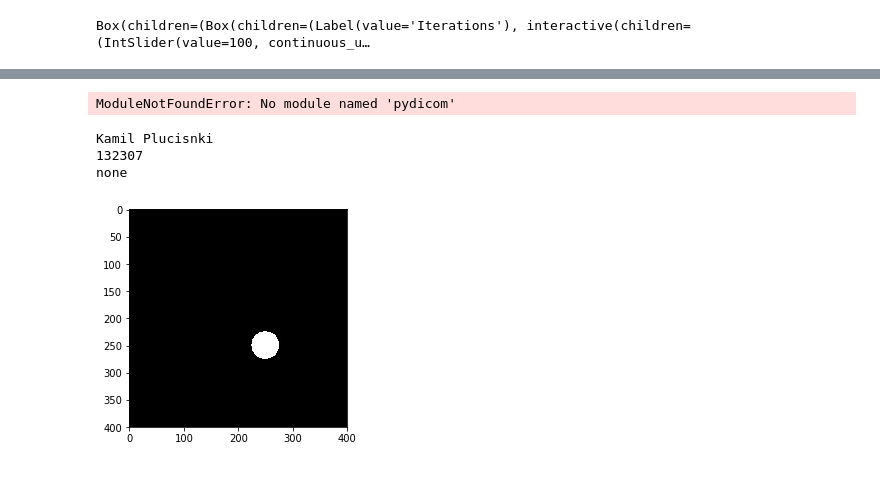
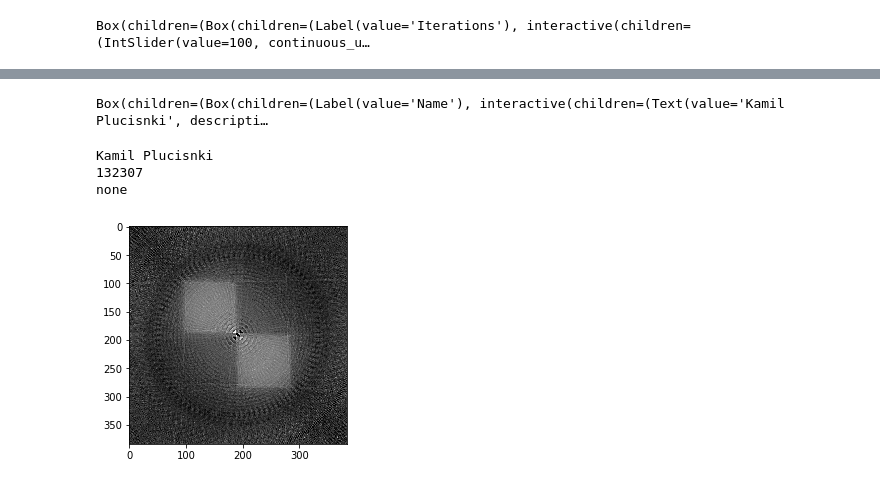
Before and after one commit to plutasnyy/iwm_tomograph, a Jupyter notebook: tomograph.ipynb, the cells around one changed output, grey strips where cells are left out. Drawn from its saved outputs; the diff is of its cells as text; code cells hidden in the pictures.

```diff
--- a/tomograph.ipynb
+++ b/tomograph.ipynb
@@ -35,26 +30,13 @@ MSE: 82.58
 # %%
 from core.jupyter.dicom_form import get_dicom_form
-get_dicom_form(conf)
+get_dicom_form(conf,sinogram.conf.image)
 # %% [output]
-ModuleNotFoundError: No module named 'pydicom'
+Box(children=(Box(children=(Label(value='Name'), interactive(children=(Text(value='Kamil Plucisnki', descripti…
-# %%
-import os
-import pydicom
-from PIL import Image
-import numpy as np
-import matplotlib.pyplot as plt
-
-ds = pydicom.dcmread("test.dcm")
-print(ds.PatientName)
-print(ds.PatientID)
-print(ds.PatientComments)
-ds.file_meta.TransferSyntaxUID = pydicom.uid.ImplicitVRLittleEndian
-
-arr = ds.pixel_array
-plt.imshow(arr, cmap='gray')
-plt.show()
-# %% [output]
-Kamil Plucisnki
-132307
-none
-[figure, removed]
+# %%
+from core.jupyter.dicom_form import read_dicom
+read_dicom("test.dcm")
+# %% [output]
+Kamil Plucisnki
+132307
+none
+[figure, added]
```
Also changed, not shown: parts of 1 cell of this notebook, 1 other file.
